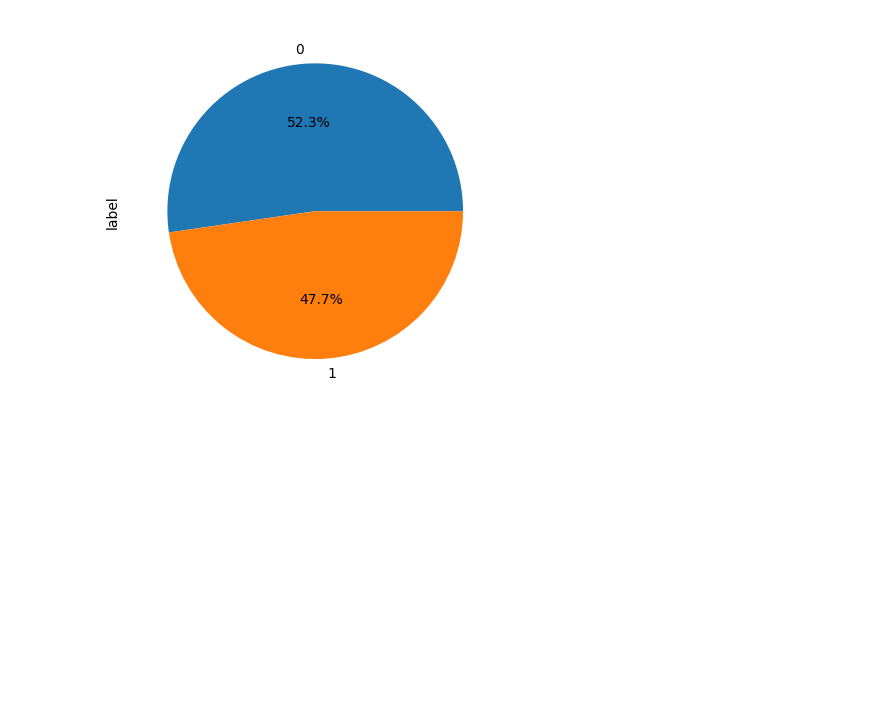
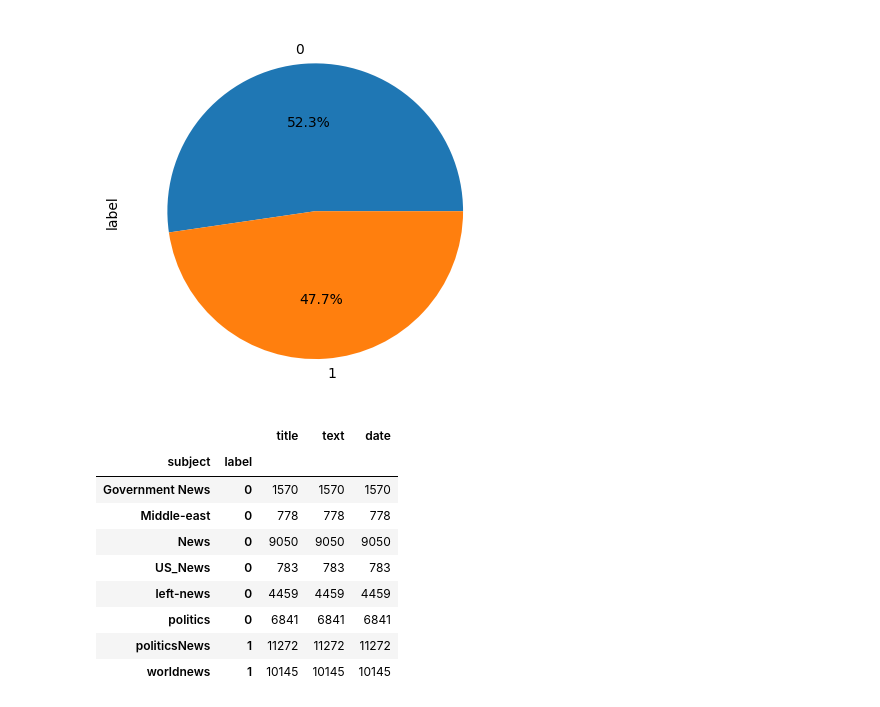
Before and after one commit to Przemek9110/fake-news-detection, a Jupyter notebook: fake_news_detection.ipynb, the cells around one changed output. Saved outputs shown, nothing was run; the diff lists cells and outputs as text; code cells hidden in the pictures; blank space fills up the shorter version.

```diff
--- a/fake_news_detection.ipynb
+++ b/fake_news_detection.ipynb
@@ -71,3 +75,16 @@ fake_true.groupby('label')['label'].count().plot(kind='pie', autopct='%1.1f%%')
 # %% [output]
 <AxesSubplot: ylabel='label'>
 [figure]
+# %%
+fake_true.groupby(['subject', 'label']).count()
+# %% [output]
+|  |  | title | text | date |
+| subject | label |  |  |  |
+| Government News | 0 | 1570 | 1570 | 1570 |
+| Middle-east | 0 | 778 | 778 | 778 |
+| News | 0 | 9050 | 9050 | 9050 |
+| US_News | 0 | 783 | 783 | 783 |
+| left-news | 0 | 4459 | 4459 | 4459 |
+| politics | 0 | 6841 | 6841 | 6841 |
+| politicsNews | 1 | 11272 | 11272 | 11272 |
+| worldnews | 1 | 10145 | 10145 | 10145 |
```
Also changed, not shown: parts of 4 cells of this notebook, 3 other files.
